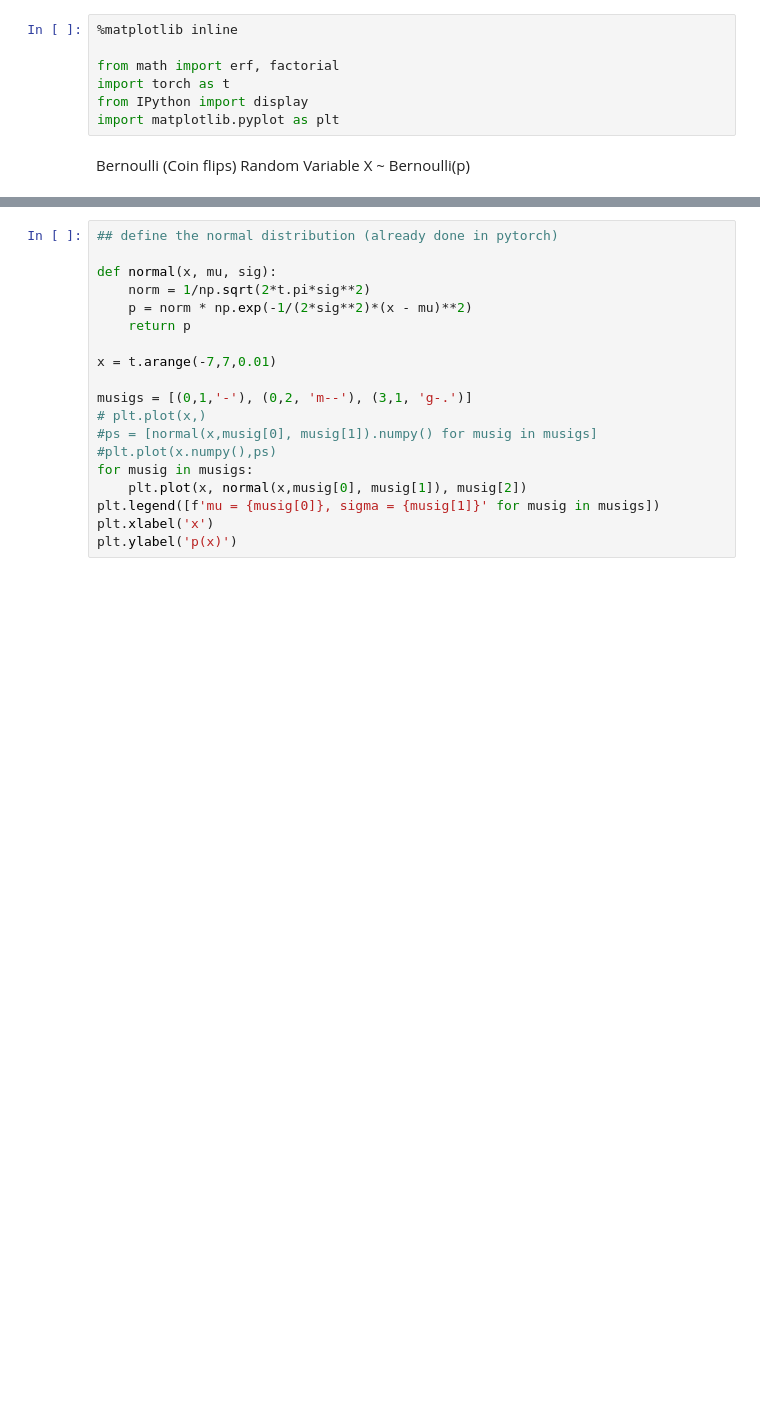
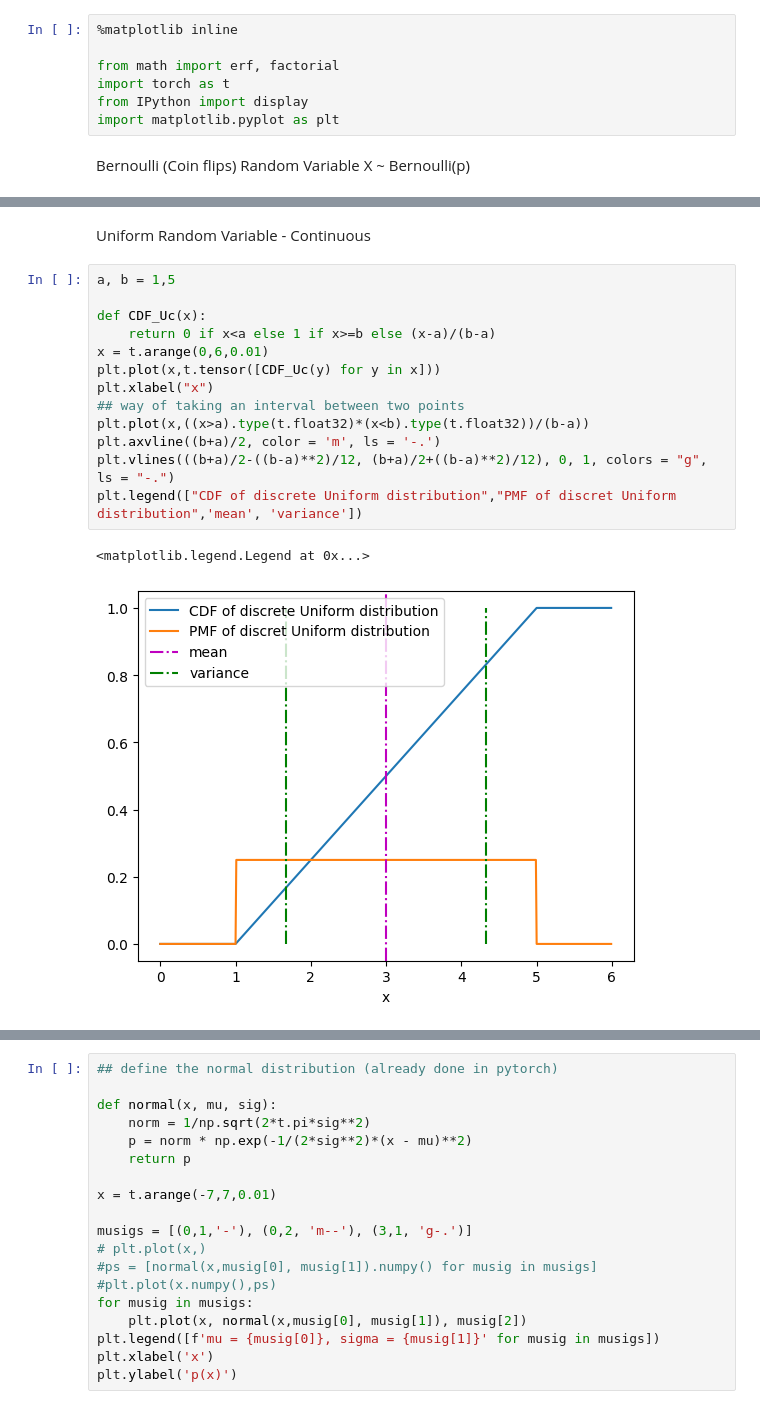
Before and after one commit to lbg251/Up-skilling, a Jupyter notebook: distributions.ipynb, the cells around one changed output, grey strips where cells are left out. Cells and saved outputs as stored; diff of their text form; blank space fills up the shorter version.

```diff
--- a/distributions.ipynb
+++ b/distributions.ipynb
@@ -28,0 +71,18 @@ plt.plot(x, cdf_B)
+# %% [markdown]
+Uniform Random Variable - Continuous
+# %%
+a, b = 1,5
+
+def CDF_Uc(x):
+    return 0 if x<a else 1 if x>=b else (x-a)/(b-a)
+x = t.arange(0,6,0.01)
+plt.plot(x,t.tensor([CDF_Uc(y) for y in x]))
+plt.xlabel("x")
+## way of taking an interval between two points
+plt.plot(x,((x>a).type(t.float32)*(x<b).type(t.float32))/(b-a))
+plt.axvline((b+a)/2, color = 'm', ls = '-.')
+plt.vlines(((b+a)/2-((b-a)**2)/12, (b+a)/2+((b-a)**2)/12), 0, 1, colors = "g", ls = "-.")
+plt.legend(["CDF of discrete Uniform distribution","PMF of discret Uniform distribution",'mean', 'variance'])
+# %% [output]
+<matplotlib.legend.Legend at 0x...>
+[figure, added]
```
Also changed, not shown: parts of 6 cells of this notebook.
